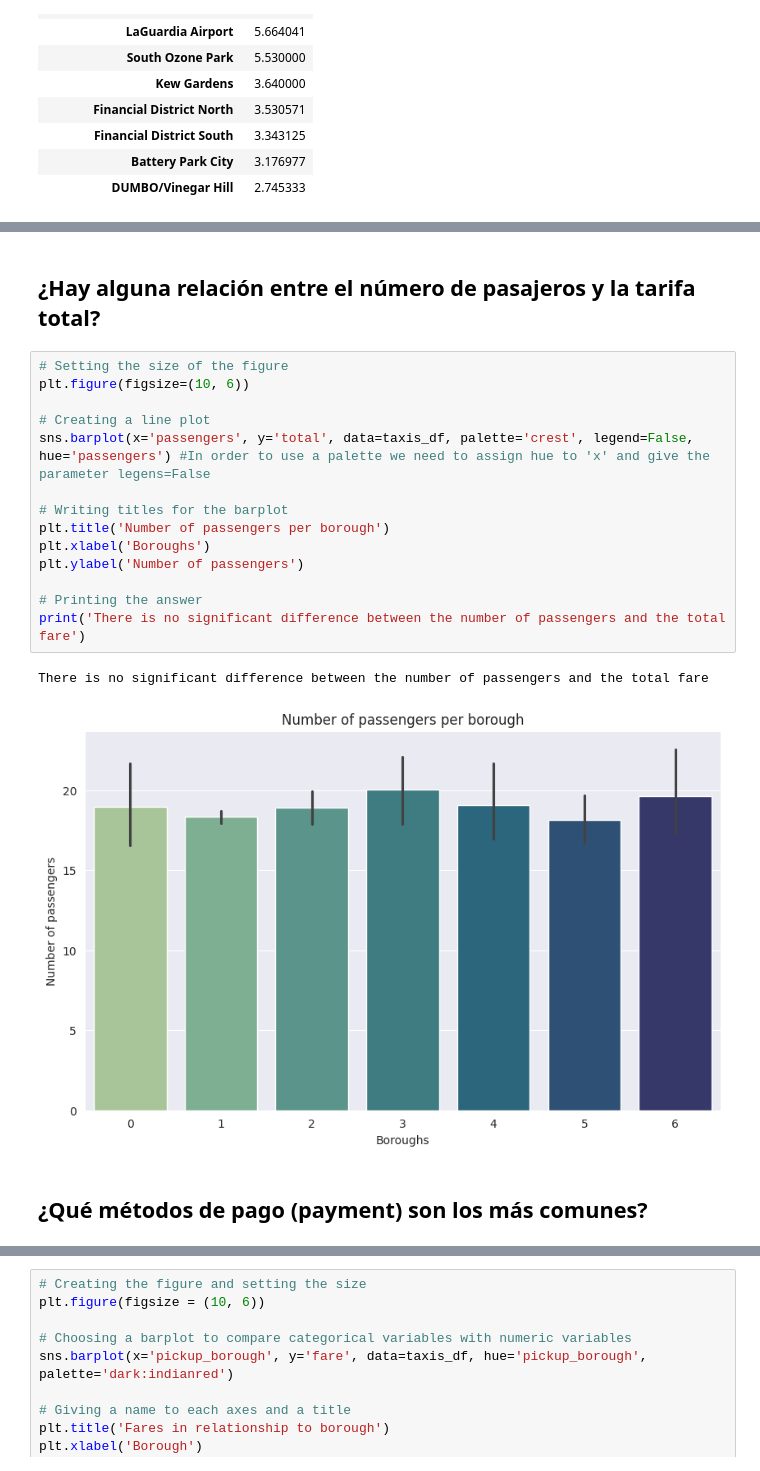
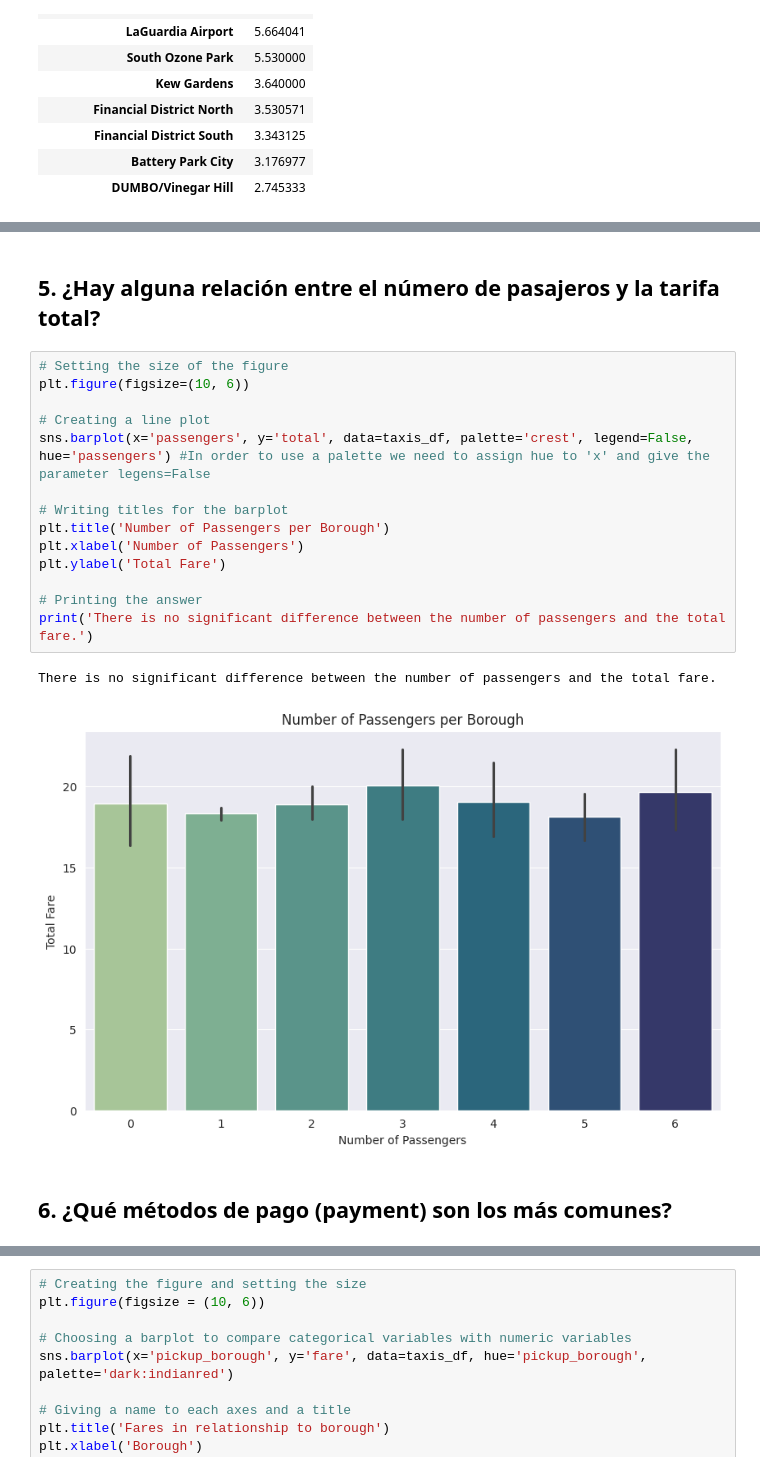
Before and after one commit to MarinaHolland/Python-Intro-for-Data-Science-at-CodeSpace, a Jupyter notebook: Notebooks/Lesson IV - Matplotlib and Seaborn.ipynb, the cells around one changed output, grey strips where cells are left out. Saved outputs shown, nothing was run; the diff lists cells and outputs as text.

```diff
--- a/Notebooks/Lesson IV - Matplotlib and Seaborn.ipynb
+++ b/Notebooks/Lesson IV - Matplotlib and Seaborn.ipynb
@@ -540,24 +540,24 @@ Manhattan and Queens have the highest numbers of passengers.
 # %% [markdown]
-## ¿Hay alguna relación entre el número de pasajeros y la tarifa total?
+## 5. ¿Hay alguna relación entre el número de pasajeros y la tarifa total?
 # %%
 # Setting the size of the figure
 plt.figure(figsize=(10, 6))
 
 # Creating a line plot
 sns.barplot(x='passengers', y='total', data=taxis_df, palette='crest', legend=False, hue='passengers') #In order to use a palette we need to assign hue to 'x' and give the parameter legens=False
 
 # Writing titles for the barplot
-plt.title('Number of passengers per borough')
-plt.xlabel('Boroughs')
-plt.ylabel('Number of passengers')
+plt.title('Number of Passengers per Borough')
+plt.xlabel('Number of Passengers')
+plt.ylabel('Total Fare')
 
 # Printing the answer
-print('There is no significant difference between the number of passengers and the total fare')
+print('There is no significant difference between the number of passengers and the total fare.')
 # %% [output]
-There is no significant difference between the number of passengers and the total fare
+There is no significant difference between the number of passengers and the total fare.
-[figure, old version]
+[figure, new version]
 # %% [markdown]
-## ¿Qué métodos de pago (payment) son los más comunes?
+## 6. ¿Qué métodos de pago (payment) son los más comunes?
 # %%
 # Setting the size of the figure
 plt.figure(figsize=(5, 6))
```
Also changed, not shown: parts of 22 cells of this notebook.
